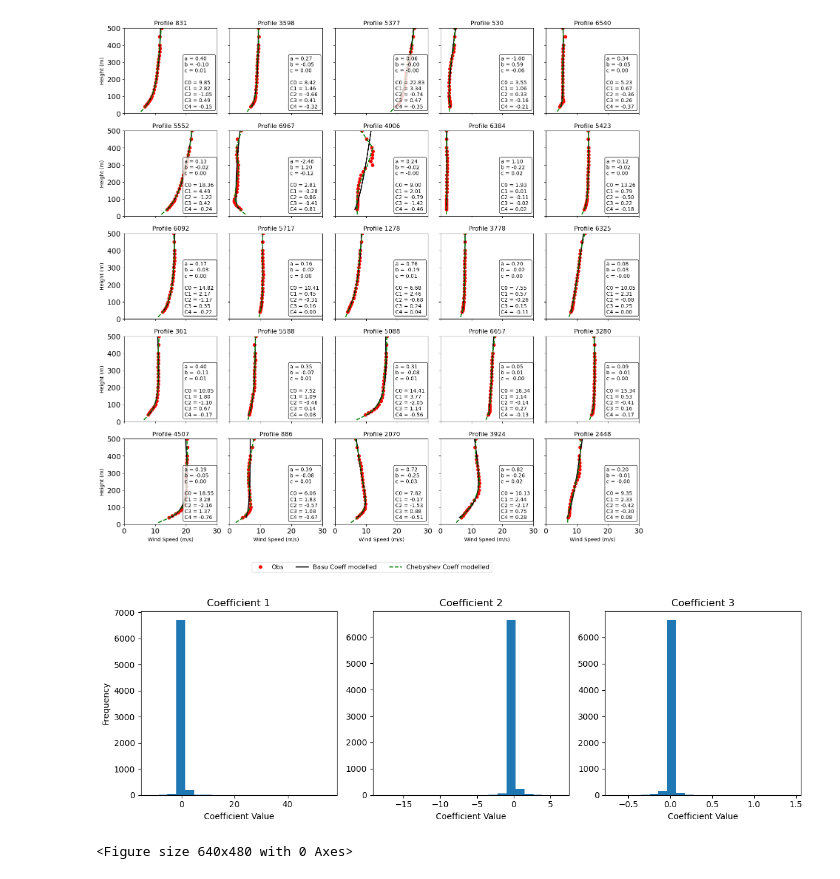
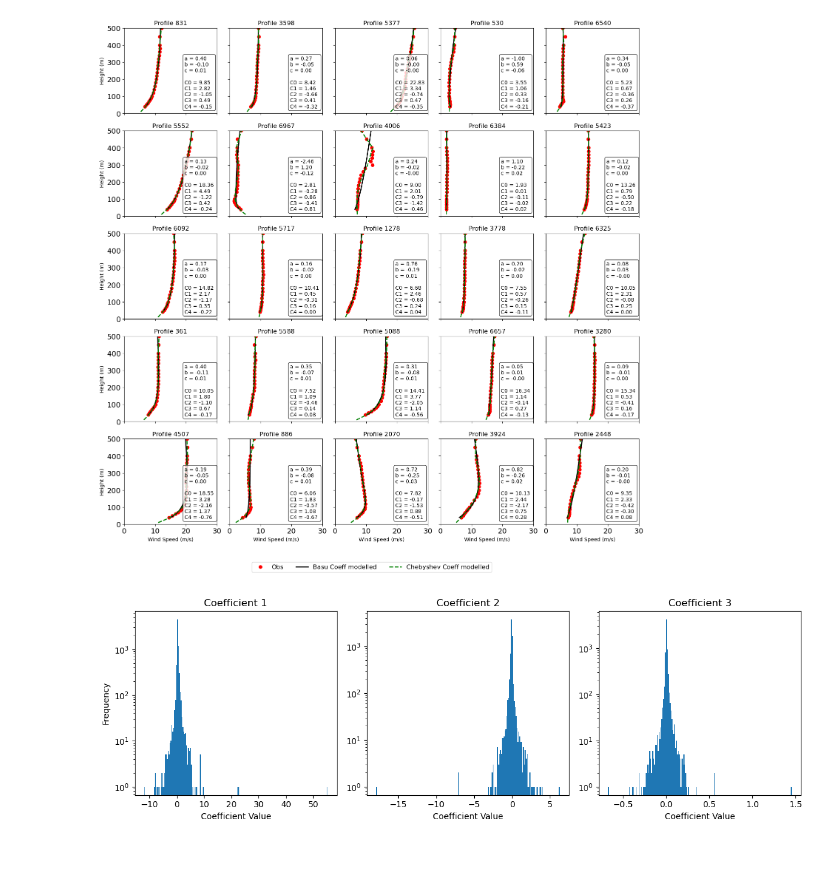
Before and after one commit to HarishBaki/DL_based_wind_profile_estimation, a Jupyter notebook: data/Basu_coefficients_estimation.ipynb, the cells around one changed output. Cells and saved outputs as stored; diff of their text form; code cells hidden in the pictures.

```diff
--- a/data/Basu_coefficients_estimation.ipynb
+++ b/data/Basu_coefficients_estimation.ipynb
@@ -245,31 +245,31 @@ plt.savefig('Basu_and_Chebshev_Coeff_fit_with_obs_data.pdf',dpi=300,bbox_inches=
 # %%
 import matplotlib.pyplot as plt
 
 # Create a figure with three subplots
 fig, axs = plt.subplots(1, 3, figsize=(12, 4))
 
 # Plot histogram of the first coefficient
-axs[0].hist(Coeff[:, 0], bins=20)
+axs[0].hist(Coeff[:, 0], bins=200)
 axs[0].set_title('Coefficient 1')
 axs[0].set_xlabel('Coefficient Value')
 axs[0].set_ylabel('Frequency')
+axs[0].set_yscale('log')
 
 # Plot histogram of the second coefficient
-axs[1].hist(Coeff[:, 1], bins=20)
+axs[1].hist(Coeff[:, 1], bins=200)
 axs[1].set_title('Coefficient 2')
 axs[1].set_xlabel('Coefficient Value')
+axs[1].set_yscale('log')
 
 # Plot histogram of the third coefficient
-axs[2].hist(Coeff[:, 2], bins=20)
+axs[2].hist(Coeff[:, 2], bins=200)
 axs[2].set_title('Coefficient 3')
 axs[2].set_xlabel('Coefficient Value')
+axs[2].set_yscale('log')
 
 # Adjust the spacing between subplots
 plt.tight_layout()
 
-# Show the plot
-plt.show()
 plt.savefig('Basu_Coefficients_histogram.pdf',dpi=300,bbox_inches='tight',pad_inches=0)
 # %% [output]
-[figure, old version]
+[figure, new version]
-<Figure size 640x480 with 0 Axes>
```
Also changed, not shown: parts of 1 cell of this notebook, 2 other files.
